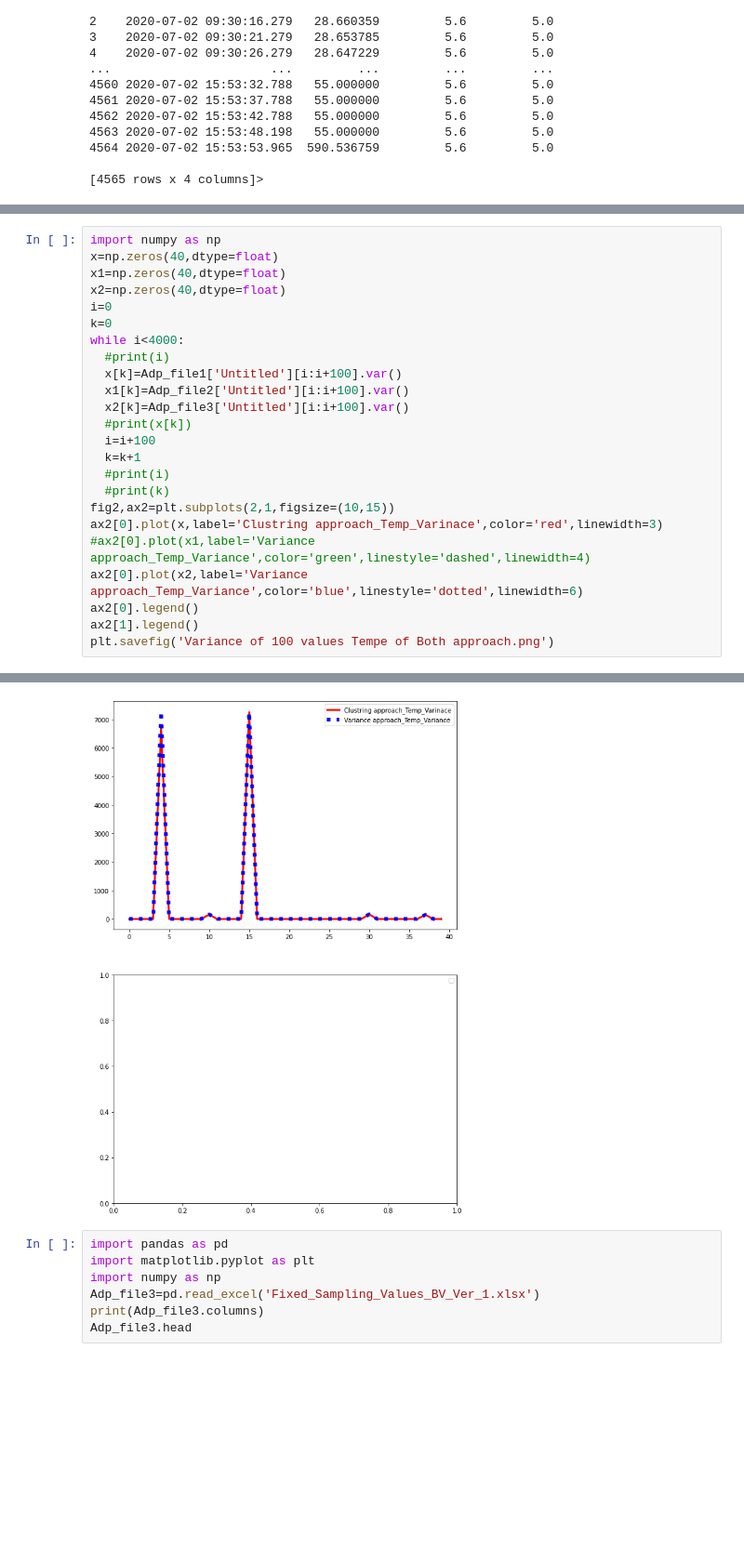
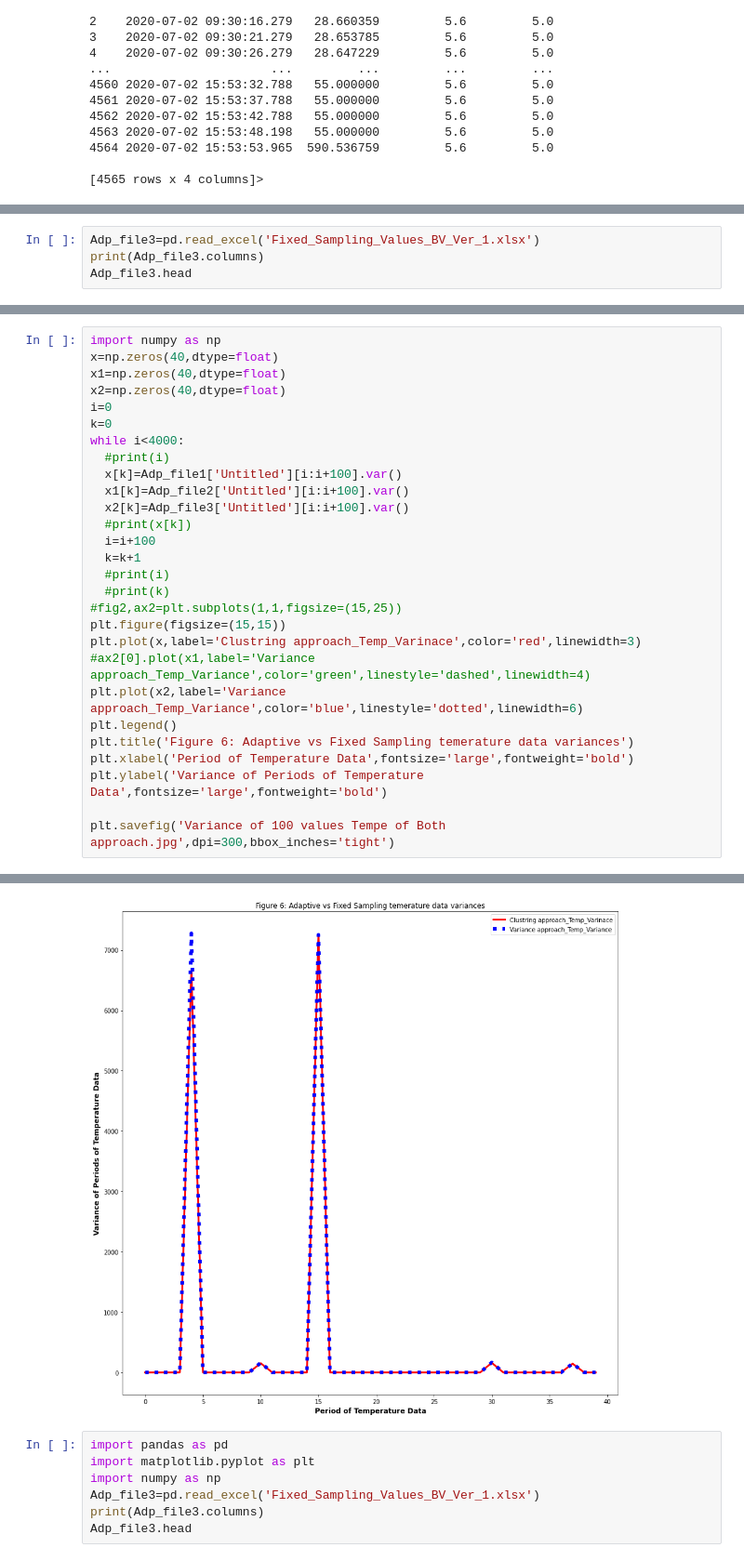
Before and after one commit to ssunilkumar/intro_test, a Jupyter notebook: clustering.ipynb, the cells around one changed output, grey strips where cells are left out. Shown: that part at 93% size. Drawn from its saved outputs; the diff is of its cells as text; blank space fills up the shorter version.

```diff
--- a/clustering.ipynb
+++ b/clustering.ipynb
@@ -102,0 +137,4 @@ ax1[2].legend()
+# %%
+Adp_file3=pd.read_excel('Fixed_Sampling_Values_BV_Ver_1.xlsx')
+print(Adp_file3.columns)
+Adp_file3.head
@@ -117,11 +171,15 @@ while i<4000:
   k=k+1
   #print(i)
   #print(k)
-fig2,ax2=plt.subplots(2,1,figsize=(10,15))
-ax2[0].plot(x,label='Clustring approach_Temp_Varinace',color='red',linewidth=3)
+#fig2,ax2=plt.subplots(1,1,figsize=(15,25))
+plt.figure(figsize=(15,15))
+plt.plot(x,label='Clustring approach_Temp_Varinace',color='red',linewidth=3)
 #ax2[0].plot(x1,label='Variance approach_Temp_Variance',color='green',linestyle='dashed',linewidth=4)
-ax2[0].plot(x2,label='Variance approach_Temp_Variance',color='blue',linestyle='dotted',linewidth=6)
-ax2[0].legend()
-ax2[1].legend()
-plt.savefig('Variance of 100 values Tempe of Both approach.png')
+plt.plot(x2,label='Variance approach_Temp_Variance',color='blue',linestyle='dotted',linewidth=6)
+plt.legend()
+plt.title('Figure 6: Adaptive vs Fixed Sampling temerature data variances')
+plt.xlabel('Period of Temperature Data',fontsize='large',fontweight='bold')
+plt.ylabel('Variance of Periods of Temperature Data',fontsize='large',fontweight='bold')
+
+plt.savefig('Variance of 100 values Tempe of Both approach.jpg',dpi=300,bbox_inches='tight')
 # %% [output]
@@ -129,4 +186,4 @@ No handles with labels found to put in legend.
-[figure, old version]
+[figure, new version]
 # %%
 import pandas as pd
 import matplotlib.pyplot as plt
```
Also changed, not shown: parts of 9 cells of this notebook.
